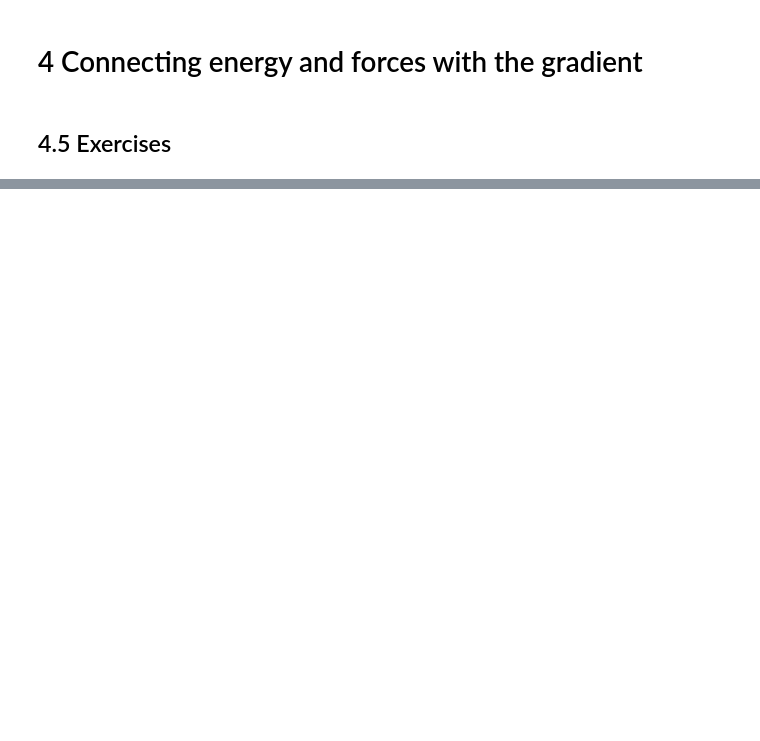
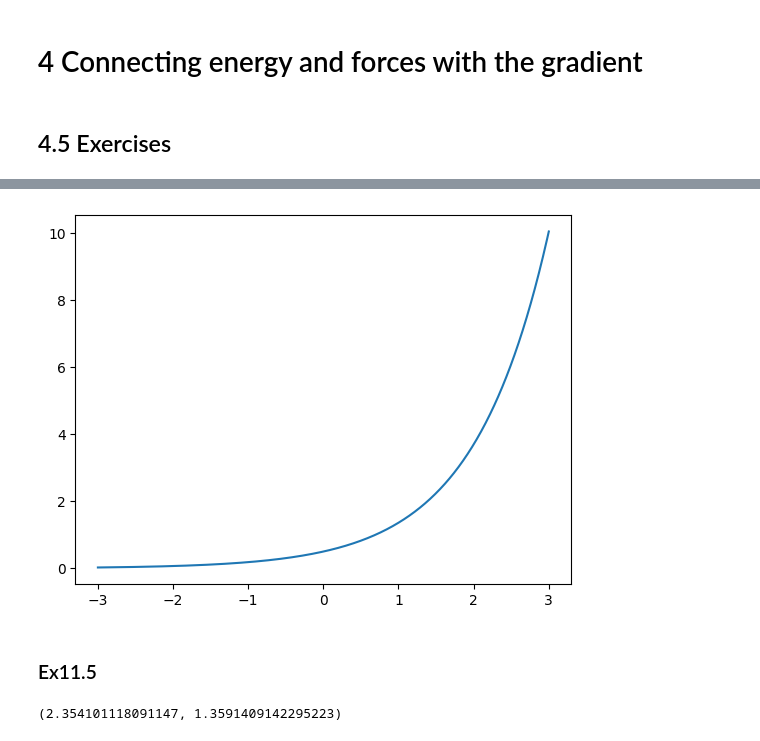
Before and after one commit to kjmatsuda/Math-for-Programmers, a Jupyter notebook: Chapter_11/ex11.ipynb, the cells around one changed output, grey strips where cells are left out. Cells and saved outputs as stored; diff of their text form; code cells hidden in the pictures; blank space fills up the shorter version.

```diff
--- a/Chapter_11/ex11.ipynb
+++ b/Chapter_11/ex11.ipynb
@@ -136,0 +157,17 @@ scalar_field_contour(u,-10,10,-10,10,levels=[10,20,30,40,50,60])
+# %%
+import math
+plot_function(lambda y: math.exp(y)/2,-3,3)
+# %% [output]
+[figure, added]
+# %% [markdown]
+### Ex11.5
+# %%
+from math import pi, e, sin, cos
+
+# (pi/6,1)のときの∇h
+nabla_x = e ** 1 * cos((pi/6))
+nabla_y = e ** 1 * sin((pi/6))
+
+print((nabla_x, nabla_y))
+# %% [output]
+(2.354101118091147, 1.3591409142295223)
```
Also changed, not shown: parts of 5 cells of this notebook.
